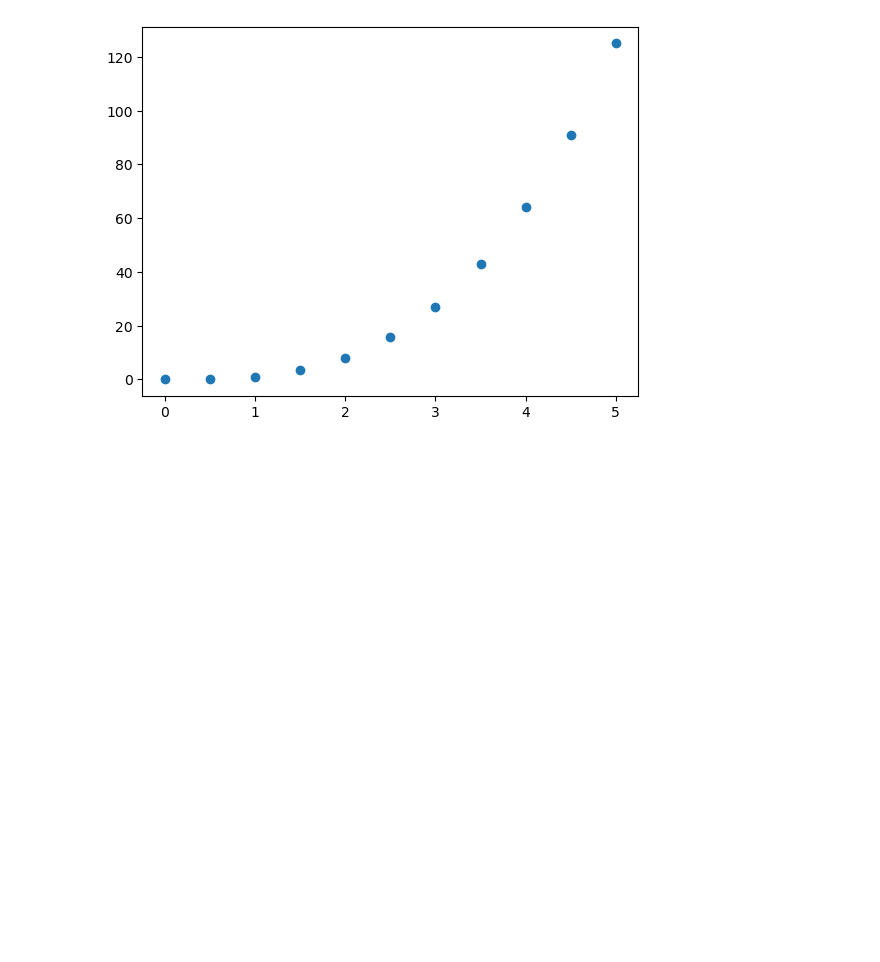
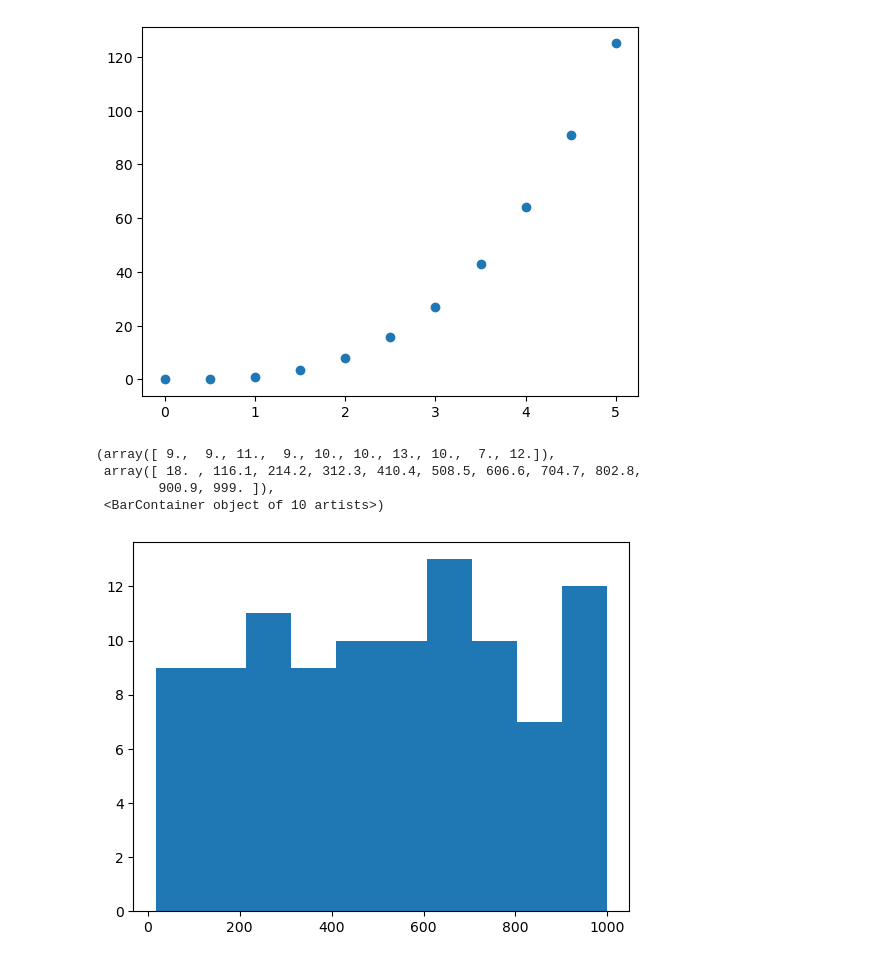
Before and after one commit to Pallavi415/Matplotlib_Learn, a Jupyter notebook: Advanced_Matplotlib.ipynb, the cells around one changed output. Drawn from its saved outputs; the diff is of its cells as text; code cells hidden in the pictures; blank space fills up the shorter version.

```diff
--- a/Advanced_Matplotlib.ipynb
+++ b/Advanced_Matplotlib.ipynb
@@ -52,3 +52,13 @@ plt.scatter(x,y)
 # %% [output]
 <matplotlib.collections.PathCollection at 0x...>
 [figure]
+# %%
+from random import sample
+data = sample(range(1,1000),100)
+plt.hist(data)
+# %% [output]
+(array([ 9.,  9., 11.,  9., 10., 10., 13., 10.,  7., 12.]),
+ array([ 18. , 116.1, 214.2, 312.3, 410.4, 508.5, 606.6, 704.7, 802.8,
+        900.9, 999. ]),
+ <BarContainer object of 10 artists>)
+[figure, added]
```
Also changed, not shown: parts of 11 cells of this notebook, 1 other file.
